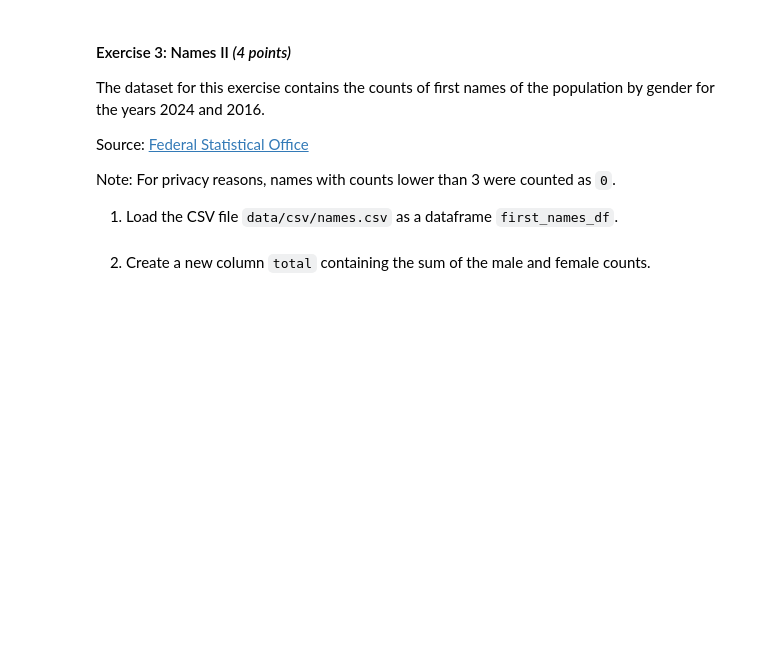
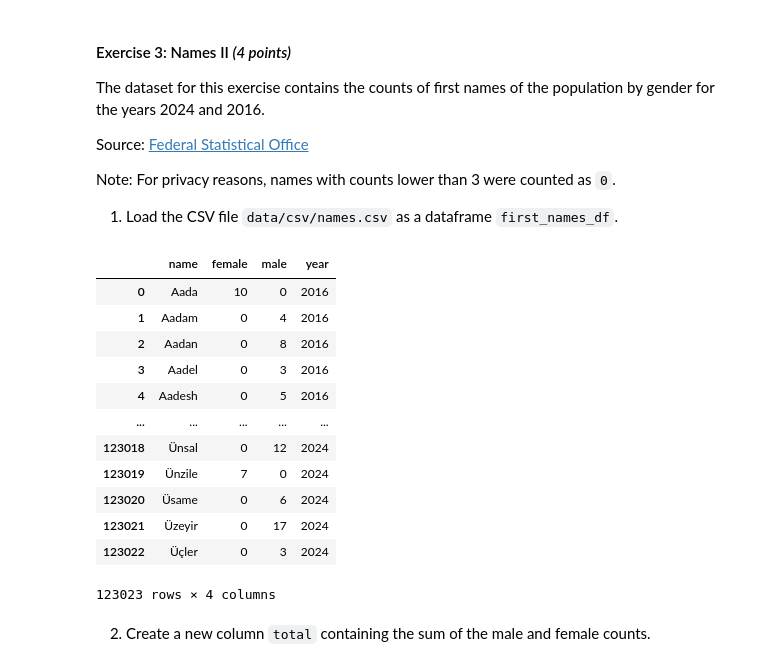
Before and after one commit to aoiram/2526-unibe-advanced-python, a Jupyter notebook: assignments/Assignment05.ipynb, the cells around one changed output. Cells and saved outputs as stored; diff of their text form; code cells hidden in the pictures; blank space fills up the shorter version.

```diff
--- a/assignments/Assignment05.ipynb
+++ b/assignments/Assignment05.ipynb
@@ -101,6 +157,22 @@ Note: For privacy reasons, names with counts lower than 3 were counted as `0`.
 1. Load the CSV file `data/csv/names.csv` as a dataframe `first_names_df`.
 # %%
 # TODO
+first_names_df = pd.read_csv('../data/csv/names.csv')
+first_names_df
+# %% [output]
+|  | name | female | male | year |
+| 0 | Aada | 10 | 0 | 2016 |
+| 1 | Aadam | 0 | 4 | 2016 |
+| 2 | Aadan | 0 | 8 | 2016 |
+| 3 | Aadel | 0 | 3 | 2016 |
+| 4 | Aadesh | 0 | 5 | 2016 |
+| ... | ... | ... | ... | ... |
+| 123018 | Ünsal | 0 | 12 | 2024 |
+| 123019 | Ünzile | 7 | 0 | 2024 |
+| 123020 | Üsame | 0 | 6 | 2024 |
+| 123021 | Üzeyir | 0 | 17 | 2024 |
+| 123022 | Üçler | 0 | 3 | 2024 |
+123023 rows × 4 columns
 # %% [markdown]
 2. Create a new column `total` containing the sum of the male and female counts.
 # %%
```
Also changed, not shown: parts of 22 cells of this notebook.
